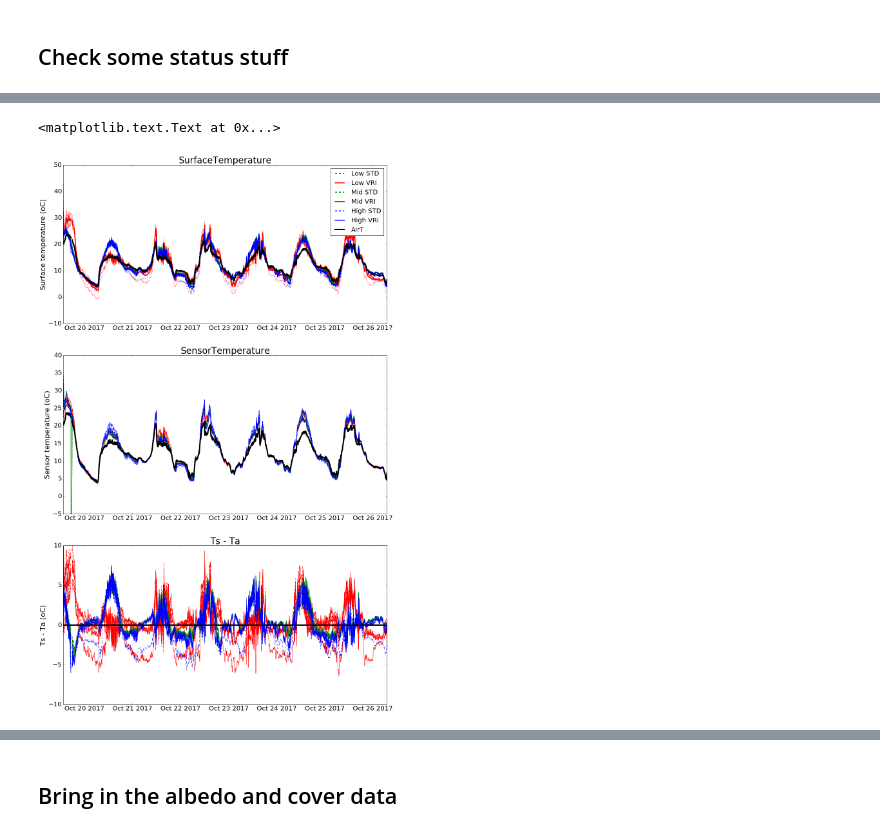
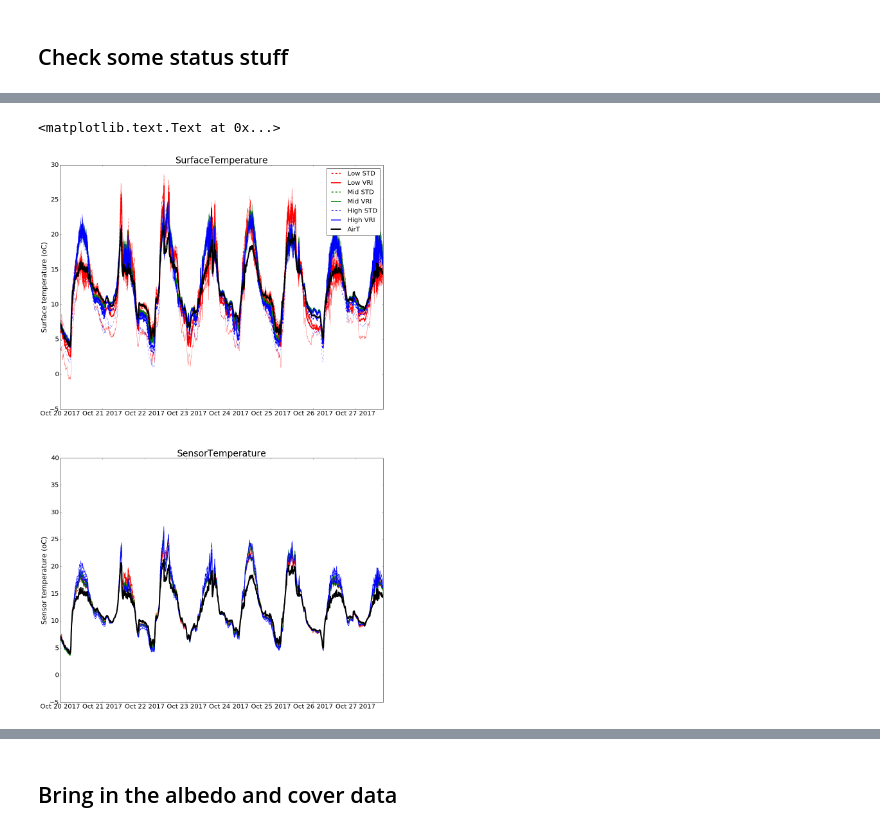
Before and after one commit to PlantandFoodResearch/MVI, a Jupyter notebook: RA1.3/GetNewIRRData.ipynb, the cells around one changed output, grey strips where cells are left out. Saved outputs shown, nothing was run; the diff lists cells and outputs as text; code cells hidden in the pictures.

```diff
--- a/RA1.3/GetNewIRRData.ipynb
+++ b/RA1.3/GetNewIRRData.ipynb
@@ -83,26 +82,27 @@ MidWHCZoneBattery = MidWHCZoneAll.ix[:,'BatteryVoltage']
 ExistingHWCZoneData = pd.read_pickle(Path + '\LoggedData\DataFrames\HighWHCZoneAll.pkl')
 
 #read in the fresh data
-StartRead = ExistingHWCZoneData.index.size + 4 - 7
+StartRead = ExistingHWCZoneData.index.size + 4
 Skips = [0,2,3] + list(range(4,StartRead))
 
 #Get Fresh Data
 FreshHighWHCZoneData=pd.read_csv(Path + '\LoggedData\BaxtersHighWHCZone.dat',
-                            skiprows = Skips, index_col = 0, na_values='NAN')
-
+                            skiprows = Skips, index_col = 0, na_values=['NAN',' NAN'])
+#Put column index on fresh data
+FreshHighWHCZoneData.columns = ExistingHWCZoneData.columns
+#Correct time for daylight savings
+FreshHighWHCZoneData.index = FreshHighWHCZoneData.index.to_datetime()
+FreshHighWHCZoneData.index = FreshHighWHCZoneData.index - pd.DateOffset(hours=1)
 #join fresh data with exisiting data
-FreshHighWHCZoneData.columns = ExistingHWCZoneData.columns
 HighWHCZoneAll = ExistingHWCZoneData.append(FreshHighWHCZoneData)
-
-HighWHCZoneAll.to_pickle('K:\CPDiary\Data\BaxtersMVI\LoggedData\DataFrames\HighWHCZoneAll.pkl')
+#Export current Data
+HighWHCZoneAll.to_pickle(Path + '\LoggedData\DataFrames\HighWHCZoneAll.pkl')
 #Set up other data frames
-HighMetData = HighWHCZoneAll.ix[7:,['AirTemp','RelativeHumidity','Rain']].copy()
+HighMetData = HighWHCZoneAll.ix[:,['AirTemp','RelativeHumidity','Wind']].copy()
 HighMetData.columns = HighMetData.columns.droplevel([1,2,3])
 HighMetData.index = HighMetData.index.to_datetime()
-HighWHCZoneTs = HighWHCZoneAll.ix[7:,HighWHCZoneAll.ix['Measurement',:]=='IR_SurfaceTemp'].copy()
-HighWHCZoneTs.columns = HighWHCZoneTs.columns.droplevel(0)
-HighWHCZoneTb = HighWHCZoneAll.ix[7:,HighWHCZoneAll.ix['Measurement',:]=='IR_SensorBodyTemp'].copy()
-HighWHCZoneTb.columns = HighWHCZoneTb.columns.droplevel(0)
+HighWHCZoneTs = HighWHCZoneAll.ix[:,'IR_SurfaceTemp'].copy()
+HighWHCZoneTb = HighWHCZoneAll.ix[:,'IR_SensorBodyTemp'].copy()
 HighWHCZoneBattery = HighWHCZoneAll.ix[:,'BatteryVoltage']
 # %% [markdown]
 ## Join stuff together
@@ -153,47 +193,34 @@ BatteryVoltage.ix[7:].plot(figsize=(18,10))
 # %%
 Graph = plt.figure(figsize=(18,30))
 pos = 0
-Fig = Graph.add_subplot(3,1,1)
+Fig = Graph.add_subplot(2,1,1)
 for Zone in Zones:
     for Irr in Irrigs:
         lab = Zone + ' ' + Irr
-        data = SurfaceTemp.ix[:,(Zone,Irr)]
+        data = SurfaceTemp.ix[Start:,(Zone,Irr)]
         plt.plot(data,lines[pos],color = colors[pos],lw=0.5,label = '_nolegend_')
         plt.plot(data.index,data.mean(axis=1),lines[pos],color = colors[pos],lw=3,label = lab)
         pos +=1
 plt.plot(MidMetData.ix[Start:,'AirTemp'],color='k',lw=4,label='AirT')
 Fig.legend(fontsize=20)
 plt.title('SurfaceTemperature',fontsize=28)
 plt.tick_params(labelsize=20)
 plt.ylabel('Surface temperature (oC)',fontsize = 22)
-Graph.add_subplot(3,1,2)
+Graph.add_subplot(2,1,2)
 pos = 0
 for Zone in Zones:
     for Irr in Irrigs:
-        data = SensorTemp.ix[:,(Zone,Irr)]
+        data = SensorTemp.ix[Start:,(Zone,Irr)]
         plt.plot(data,lines[pos],color = colors[pos])
         pos +=1
 plt.plot(MidMetData.ix[Start:,'AirTemp'],color='k',lw=4)
 plt.ylim(-5,40)
 plt.tick_params(labelsize=20)
 plt.title('SensorTemperature',fontsize=28)
 plt.ylabel('Sensor temperature (oC)',fontsize = 22)
-
-Graph.add_subplot(3,1,3)
-pos = 0
-for Zone in Zones:
-    for Irr in Irrigs:
-        data = SurfaceTemp.ix[:,(Zone,Irr)].sub(MidMetData.ix[Start:,'AirTemp'],axis=0)
-        plt.plot(data,lines[pos],color = colors[pos])
-        pos +=1
-plt.plot([MidMetData.ix[Start:,'AirTemp'].index.min(),MidMetData.index.max()],[0,0],color='k',lw=4,label='AirT')
-plt.ylim(-10,10)
-plt.tick_params(labelsize=20)
-plt.title('Ts - Ta',fontsize=28)
-plt.ylabel('Ts - Ta (oC)',fontsize = 22)
 # %% [output]
 <matplotlib.text.Text at 0x...>
-[figure, old version]
+[figure, new version]
 # %%
 MetGraph = plt.figure(figsize=(18,18))
 TempPannel = MetGraph.add_subplot(4,1,1)
```
Also changed, not shown: parts of 31 cells of this notebook, 2 other files.
